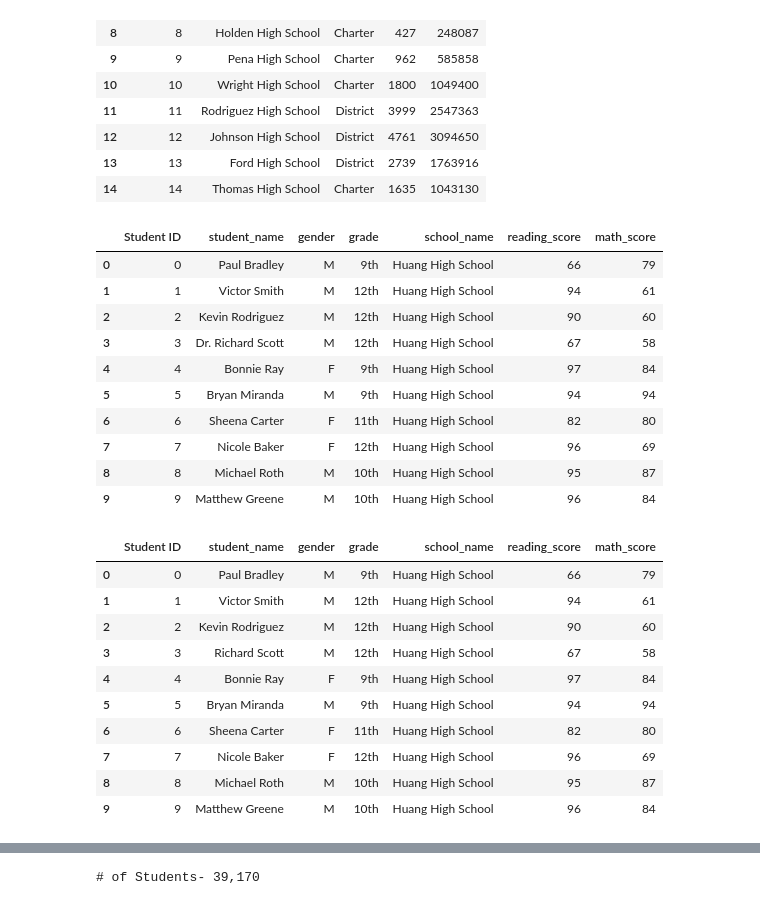
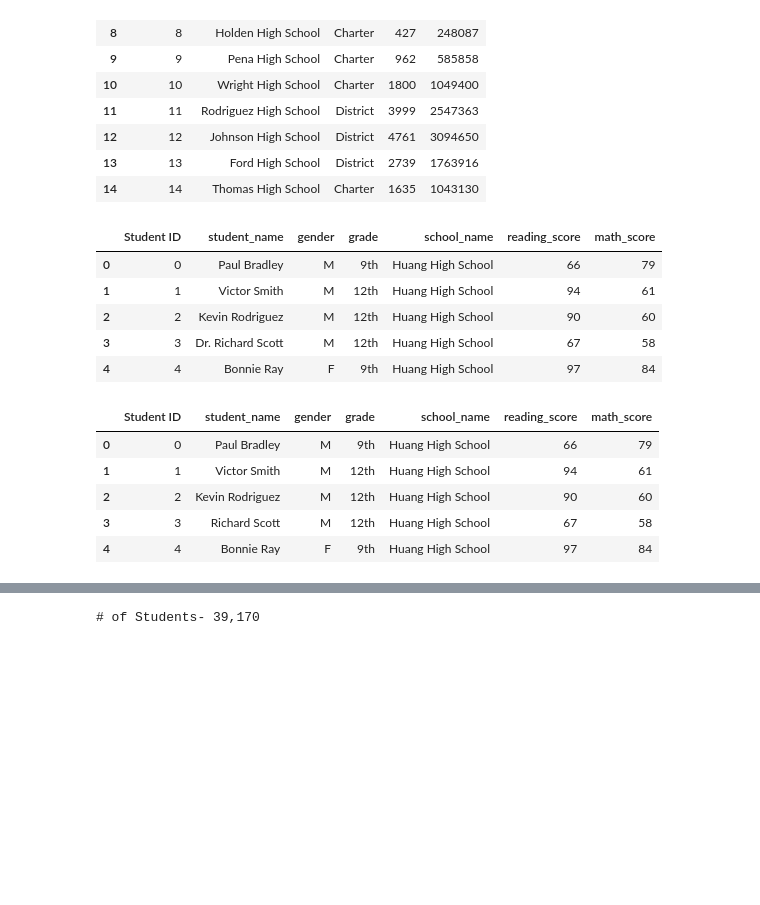
Before and after one commit to Ry-Avery/School_District_Analysis, a Jupyter notebook: PyCitySchools.ipynb, the cells around one changed output, grey strips where cells are left out. Cells and saved outputs as stored; diff of their text form; code cells hidden in the pictures; blank space fills up the shorter version.

```diff
--- a/PyCitySchools.ipynb
+++ b/PyCitySchools.ipynb
@@ -30,19 +30,14 @@ school_data_df
 # %%
 # Creating DataFrame for student data
 student_data_df=pd.read_csv(student_data_to_load)
-student_data_df.head(10)
+student_data_df.head()
 # %% [output]
 |  | Student ID | student_name | gender | grade | school_name | reading_score | math_score |
 | 0 | 0 | Paul Bradley | M | 9th | Huang High School | 66 | 79 |
 | 1 | 1 | Victor Smith | M | 12th | Huang High School | 94 | 61 |
 | 2 | 2 | Kevin Rodriguez | M | 12th | Huang High School | 90 | 60 |
 | 3 | 3 | Dr. Richard Scott | M | 12th | Huang High School | 67 | 58 |
 | 4 | 4 | Bonnie Ray | F | 9th | Huang High School | 97 | 84 |
-| 5 | 5 | Bryan Miranda | M | 9th | Huang High School | 94 | 94 |
-| 6 | 6 | Sheena Carter | F | 11th | Huang High School | 82 | 80 |
-| 7 | 7 | Nicole Baker | F | 12th | Huang High School | 96 | 69 |
-| 8 | 8 | Michael Roth | M | 10th | Huang High School | 95 | 87 |
-| 9 | 9 | Matthew Greene | M | 10th | Huang High School | 96 | 84 |
 # %%
 # Defining percentage() function
 def percentage(Value,Total):
@@ -52,7 +47,7 @@ def percentage(Value,Total):
 prefixes_suffixes=['Dr. ','Mr. ','Ms. ','Mrs. ','Miss ',' MD',' DDS',' DVM',' PhD']
 for p_s in prefixes_suffixes:
     student_data_df['student_name']=student_data_df['student_name'].str.replace(p_s,'')
-student_data_df.head(10)
+student_data_df.head()
 # %% [output]
 |  | Student ID | student_name | gender | grade | school_name | reading_score | math_score |
 | 0 | 0 | Paul Bradley | M | 9th | Huang High School | 66 | 79 |
@@ -60,11 +55,6 @@ student_data_df.head(10)
 | 2 | 2 | Kevin Rodriguez | M | 12th | Huang High School | 90 | 60 |
 | 3 | 3 | Richard Scott | M | 12th | Huang High School | 67 | 58 |
 | 4 | 4 | Bonnie Ray | F | 9th | Huang High School | 97 | 84 |
-| 5 | 5 | Bryan Miranda | M | 9th | Huang High School | 94 | 94 |
-| 6 | 6 | Sheena Carter | F | 11th | Huang High School | 82 | 80 |
-| 7 | 7 | Nicole Baker | F | 12th | Huang High School | 96 | 69 |
-| 8 | 8 | Michael Roth | M | 10th | Huang High School | 95 | 87 |
-| 9 | 9 | Matthew Greene | M | 10th | Huang High School | 96 | 84 |
 # %%
 # Merging student_data_df and school_data_df into a new DataFrame
 school_data_complete_df=pd.merge(student_data_df,school_data_df,on='school_name')
```
Also changed, not shown: parts of 23 cells of this notebook.
